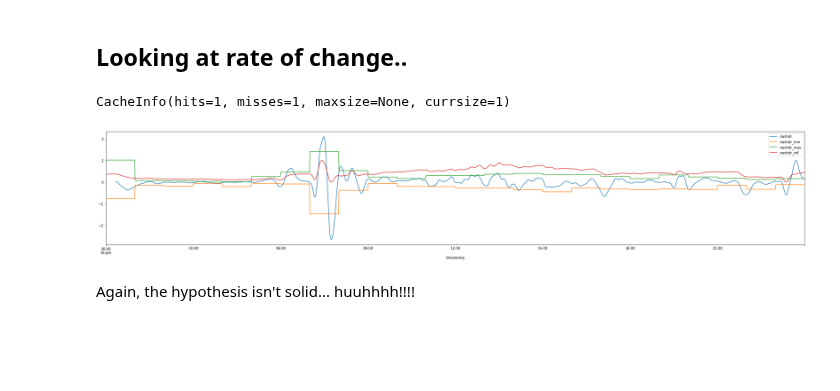
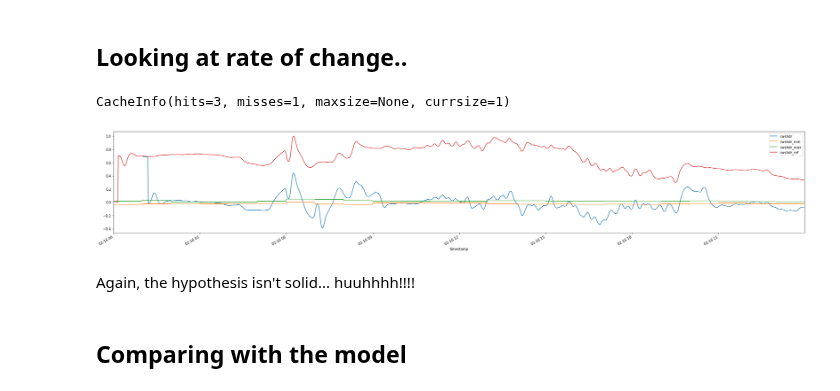
Before and after one commit to MiachelGu/chiller-plants, a Jupyter notebook: notebooks/13. Abnormalities.ipynb, the cells around one changed output. Saved outputs shown, nothing was run; the diff lists cells and outputs as text; code cells hidden in the pictures; blank space fills up the shorter version.

```diff
--- a/notebooks/13. Abnormalities.ipynb
+++ b/notebooks/13. Abnormalities.ipynb
@@ -15,10 +15,10 @@ print(common.load_df.cache_info())
 df = df.rolling(10, min_periods=1).mean()
 
 # step 2: take train and test data..
-train = df["2016-01-01":"2016-01-15"].copy()
-test = df["2016-01-16":"2016-01-16"].copy()
+train = df["2016-01-01":"2016-01-30"].copy()
+test = df["2016-02-16":"2016-01-16"].copy()
 # %% [output]
-CacheInfo(hits=1, misses=1, maxsize=None, currsize=1)
+CacheInfo(hits=3, misses=1, maxsize=None, currsize=1)
 # %%
 def plot_with_min_max(tr, te, ref):
     # step 3: add necessary variables.
@@ -52,10 +52,12 @@ def plot_with_min_max(tr, te, ref):
     return ax
 # %%
 # rate of change. x(t+k) - x(t). k determines sensitivity.
-tr_dff = train - train.shift(20)
-te_dff = test - test.shift(20)
+tr_dff = train - train.shift(10)
+te_dff = test - test.shift(10)
 ax = plot_with_min_max(tr_dff, te_dff, test)
 # %% [output]
-[figure, old version]
+[figure, new version]
 # %% [markdown]
 Again, the hypothesis isn't solid... huuhhhh!!!!
+# %% [markdown]
+## Comparing with the model
```
Also changed, not shown: 5 other files.
